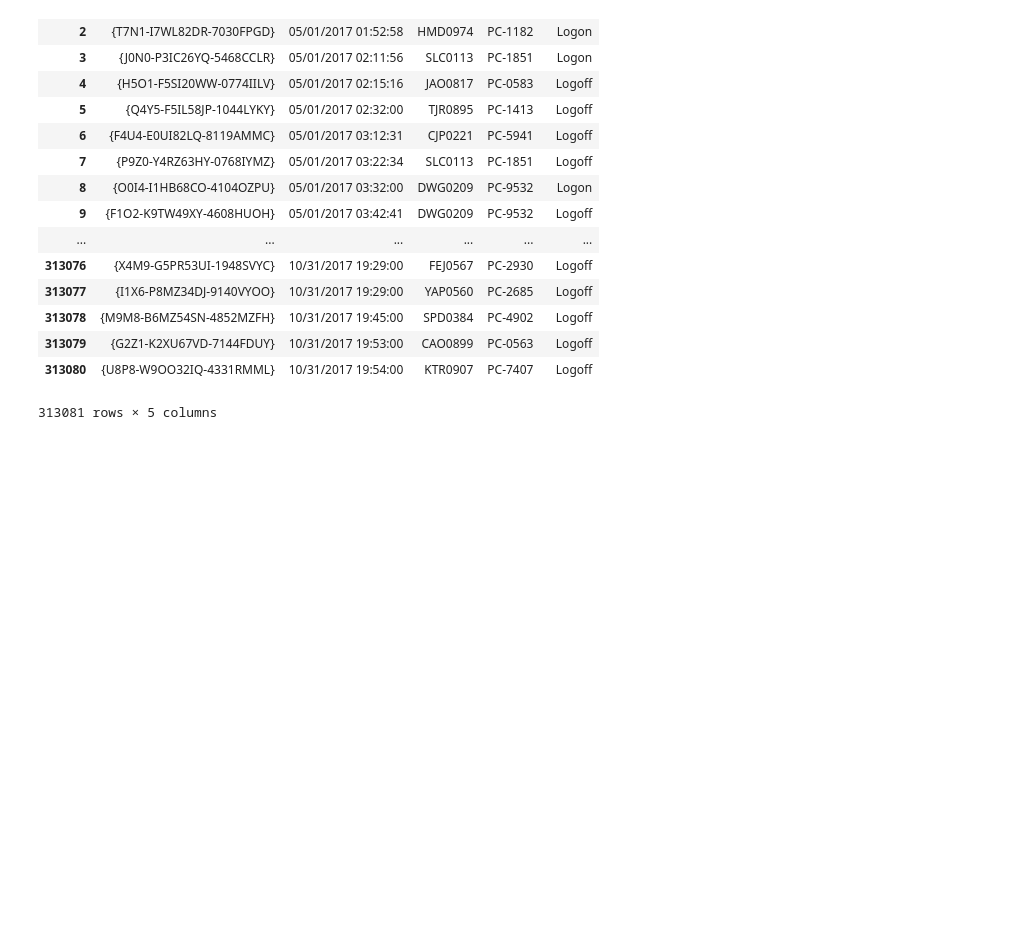
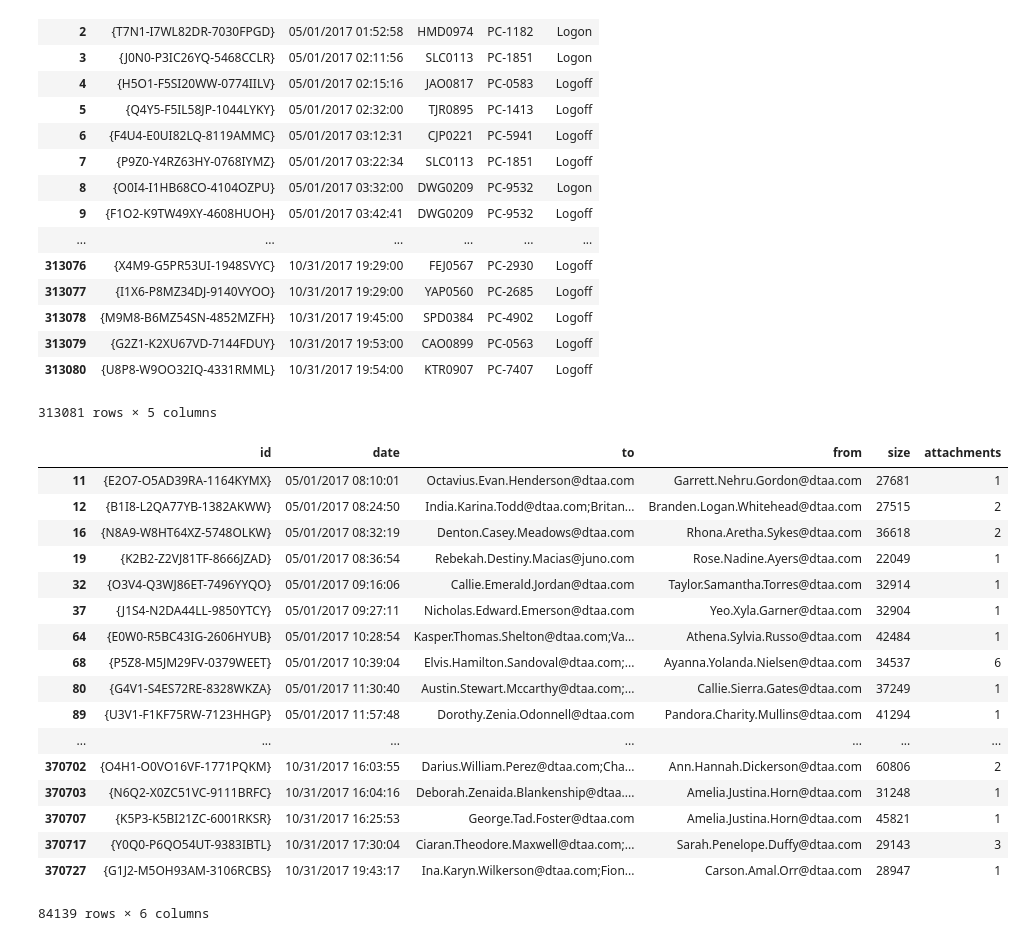
Before and after one commit to joseph97git/cmda-3654-project, a Jupyter notebook: katbird_TermProject.ipynb, the cells around one changed output. Drawn from its saved outputs; the diff is of its cells as text; code cells hidden in the pictures; blank space fills up the shorter version.

```diff
--- a/katbird_TermProject.ipynb
+++ b/katbird_TermProject.ipynb
@@ -115,6 +115,28 @@ logons
 | 313079 | {G2Z1-K2XU67VD-7144FDUY} | 10/31/2017 19:53:00 | CAO0899 | PC-0563 | Logoff |
 | 313080 | {U8P8-W9OO32IQ-4331RMML} | 10/31/2017 19:54:00 | KTR0907 | PC-7407 | Logoff |
 313081 rows × 5 columns
+# %%
+emailwAttachments =  emails.loc[emails['attachments'] !=0 ]
+emailwAttachments
+# %% [output]
+|  | id | date | to | from | size | attachments |
+| 11 | {E2O7-O5AD39RA-1164KYMX} | 05/01/2017 08:10:01 | Octavius.Evan.Henderson@dtaa.com | Garrett.Nehru.Gordon@dtaa.com | 27681 | 1 |
+| 12 | {B1I8-L2QA77YB-1382AKWW} | 05/01/2017 08:24:50 | India.Karina.Todd@dtaa.com;Britan... | Branden.Logan.Whitehead@dtaa.com | 27515 | 2 |
+| 16 | {N8A9-W8HT64XZ-5748OLKW} | 05/01/2017 08:32:19 | Denton.Casey.Meadows@dtaa.com | Rhona.Aretha.Sykes@dtaa.com | 36618 | 2 |
+| 19 | {K2B2-Z2VJ81TF-8666JZAD} | 05/01/2017 08:36:54 | Rebekah.Destiny.Macias@juno.com | Rose.Nadine.Ayers@dtaa.com | 22049 | 1 |
+| 32 | {O3V4-Q3WJ86ET-7496YYQO} | 05/01/2017 09:16:06 | Callie.Emerald.Jordan@dtaa.com | Taylor.Samantha.Torres@dtaa.com | 32914 | 1 |
+| 37 | {J1S4-N2DA44LL-9850YTCY} | 05/01/2017 09:27:11 | Nicholas.Edward.Emerson@dtaa.com | Yeo.Xyla.Garner@dtaa.com | 32904 | 1 |
+| 64 | {E0W0-R5BC43IG-2606HYUB} | 05/01/2017 10:28:54 | Kasper.Thomas.Shelton@dtaa.com;Va... | Athena.Sylvia.Russo@dtaa.com | 42484 | 1 |
+| 68 | {P5Z8-M5JM29FV-0379WEET} | 05/01/2017 10:39:04 | Elvis.Hamilton.Sandoval@dtaa.com;... | Ayanna.Yolanda.Nielsen@dtaa.com | 34537 | 6 |
+| 80 | {G4V1-S4ES72RE-8328WKZA} | 05/01/2017 11:30:40 | Austin.Stewart.Mccarthy@dtaa.com;... | Callie.Sierra.Gates@dtaa.com | 37249 | 1 |
+| 89 | {U3V1-F1KF75RW-7123HHGP} | 05/01/2017 11:57:48 | Dorothy.Zenia.Odonnell@dtaa.com | Pandora.Charity.Mullins@dtaa.com | 41294 | 1 |
+| ... | ... | ... | ... | ... | ... | ... |
+| 370702 | {O4H1-O0VO16VF-1771PQKM} | 10/31/2017 16:03:55 | Darius.William.Perez@dtaa.com;Cha... | Ann.Hannah.Dickerson@dtaa.com | 60806 | 2 |
+| 370703 | {N6Q2-X0ZC51VC-9111BRFC} | 10/31/2017 16:04:16 | Deborah.Zenaida.Blankenship@dtaa.... | Amelia.Justina.Horn@dtaa.com | 31248 | 1 |
+| 370707 | {K5P3-K5BI21ZC-6001RKSR} | 10/31/2017 16:25:53 | George.Tad.Foster@dtaa.com | Amelia.Justina.Horn@dtaa.com | 45821 | 1 |
+| 370717 | {Y0Q0-P6QO54UT-9383IBTL} | 10/31/2017 17:30:04 | Ciaran.Theodore.Maxwell@dtaa.com;... | Sarah.Penelope.Duffy@dtaa.com | 29143 | 3 |
+| 370727 | {G1J2-M5OH93AM-3106RCBS} | 10/31/2017 19:43:17 | Ina.Karyn.Wilkerson@dtaa.com;Fion... | Carson.Amal.Orr@dtaa.com | 28947 | 1 |
+84139 rows × 6 columns
 # %%
 #create table of emails sent to outside email address
 #split on ; and split on @ and look for not dtaa.com
```
Also changed, not shown: parts of 26 cells of this notebook.
